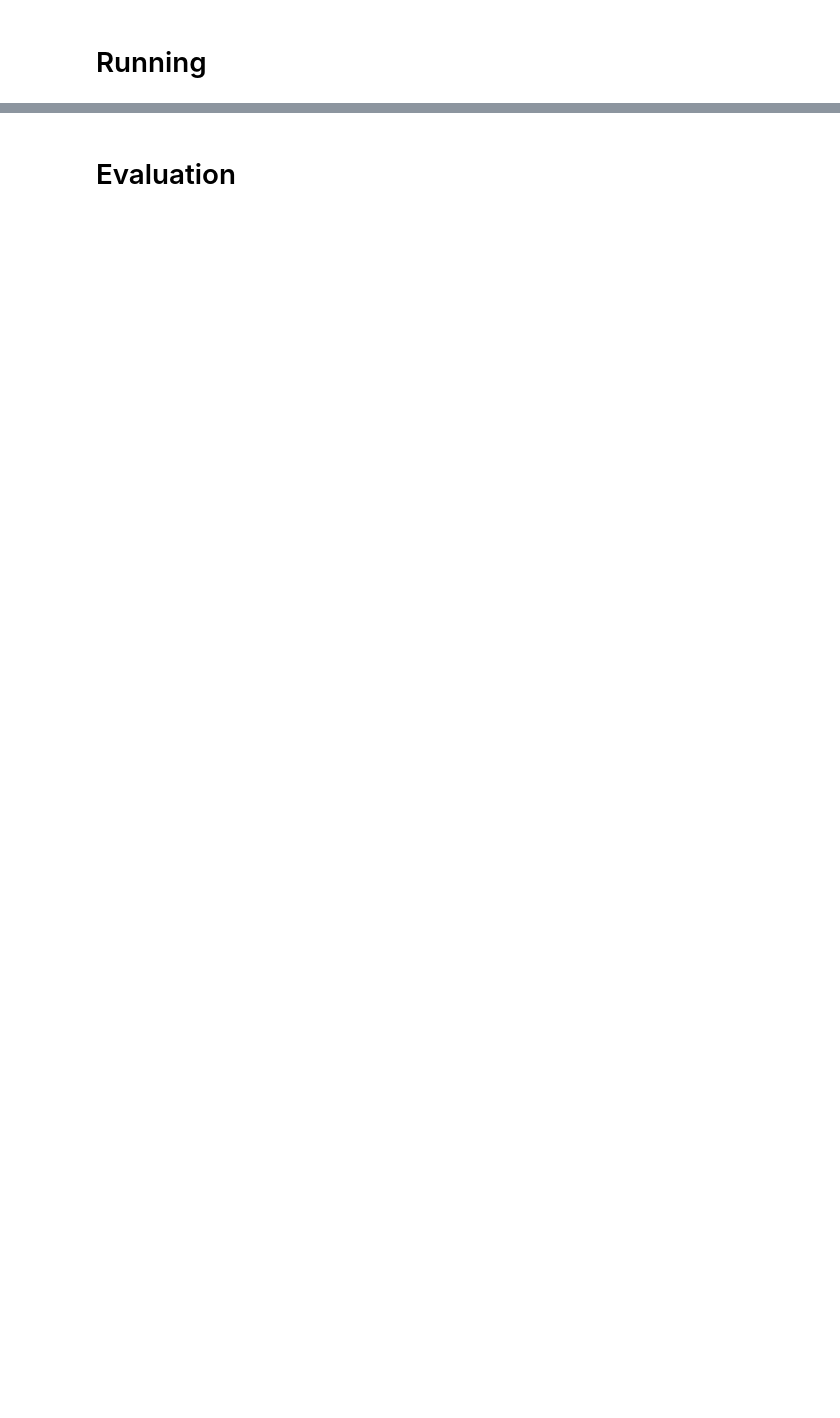
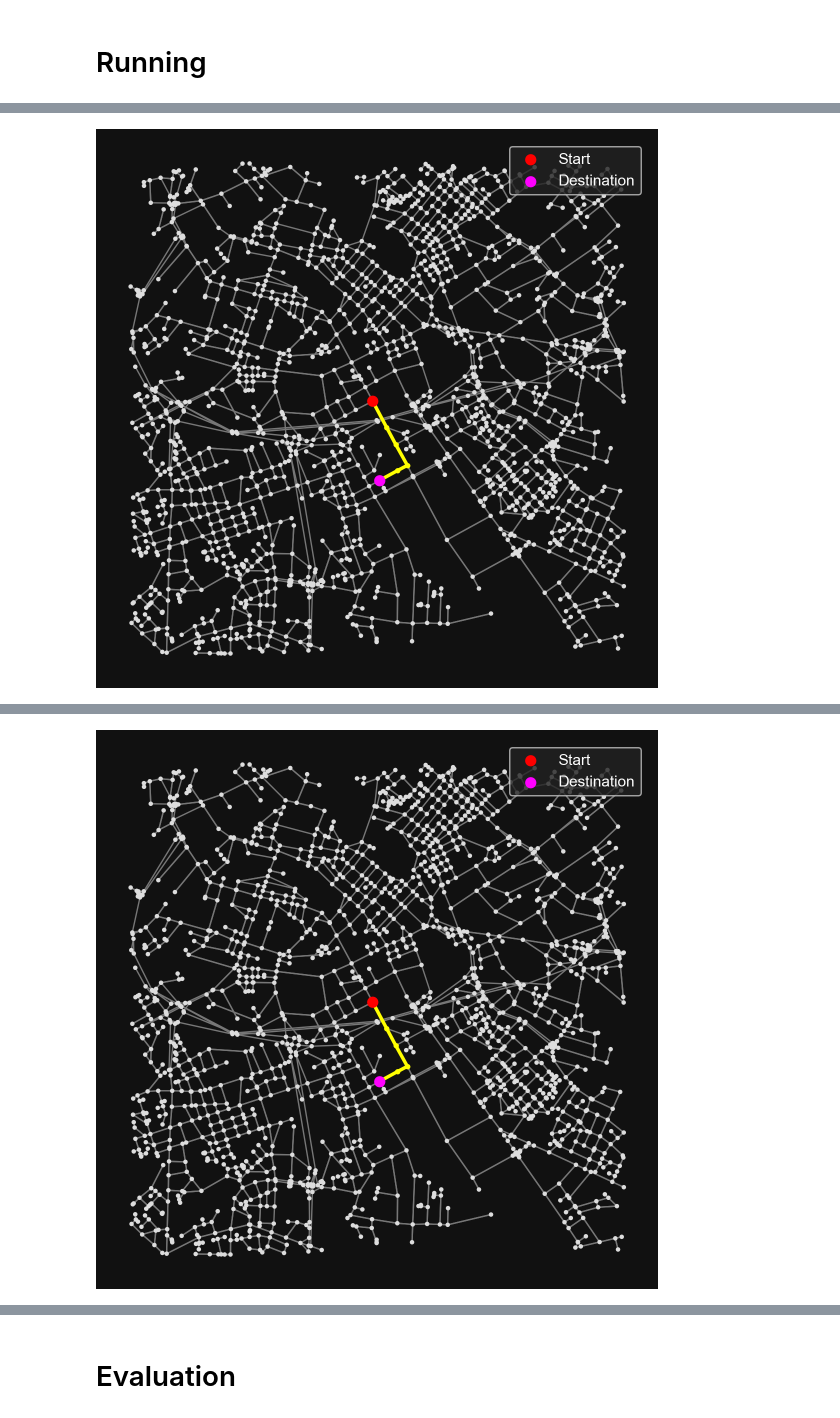
Before and after one commit to Hal609/AIP_map_search, a Jupyter notebook: map_search.ipynb, the cells around one changed output, grey strips where cells are left out. Cells and saved outputs as stored; diff of their text form; code cells hidden in the pictures; blank space fills up the shorter version.

```diff
--- a/map_search.ipynb
+++ b/map_search.ipynb
@@ -140,9 +128,29 @@ gdf_edges[["maxspeed"]] = imputer.fit_transform(gdf_edges[["maxspeed"]])
+# %%
+from sklearn.impute import SimpleImputer
+
+def handle_maxspeed(value):
+    if isinstance(value, list):  # Check if the value is a list
+        return (float(value[0][:-3]) + float(value[1][:-3])) / 2
+    if isinstance(value, str):
+        return int(value[:-3])
+    return value
+
+# Apply the function to the "maxspeed" column
+gdf_edges["maxspeed"] = gdf_edges["maxspeed"].apply(handle_maxspeed)
+
+imputer = SimpleImputer()
+gdf_edges[["maxspeed"]] = imputer.fit_transform(gdf_edges[["maxspeed"]])
 # %%
 def mph_to_mps(speed_mph):
     return (speed_mph * 1609.344) / 60**2
 
 def time_between(start_node_id, end_node_id):
-    speed = gdf_edges.xs(start_node_id, level="u").xs(end_node_id, level="v")["maxspeed"].item()
+    try:
+        speed = gdf_edges.xs(start_node_id, level="u").xs(end_node_id, level="v")["maxspeed"].item()
+    except ValueError:
+        print(start_node_id, end_node_id)
+        raise Exception(gdf_edges.xs(start_node_id, level="u").xs(end_node_id, level="v")["maxspeed"])
+
     distance = gdf_edges.xs(start_node_id, level="u").xs(end_node_id, level="v")["length"].item()
 
     # With speed in m/s and distance in m this returns the time between nodes in s
@@ -296,4 +320,10 @@ searcher = SearchClass(start_node, destination_node)
 # %%
+searcher = SearchClass(start_node, destination_node, heuristic_func=manhattan_distance)
+
 searcher.run_search(search_type="bfs")
 searcher.display_final()
+
+searcher.reset()
+searcher.run_search(search_type="a_star")
+searcher.display_final()
 # %% [output]
@@ -300,0 +332 @@ Final path: [3356363, 9257753667, 643136, 1674299623, 9446128602, 3823264827, 38
+[figure, added]
@@ -302 +335,2 @@ TypeError: SearchClass.describe_path() takes 1 positional argument but 2 were gi
+[figure, added]
 # %%
```
Also changed, not shown: parts of 16 cells of this notebook, 3 other files.
